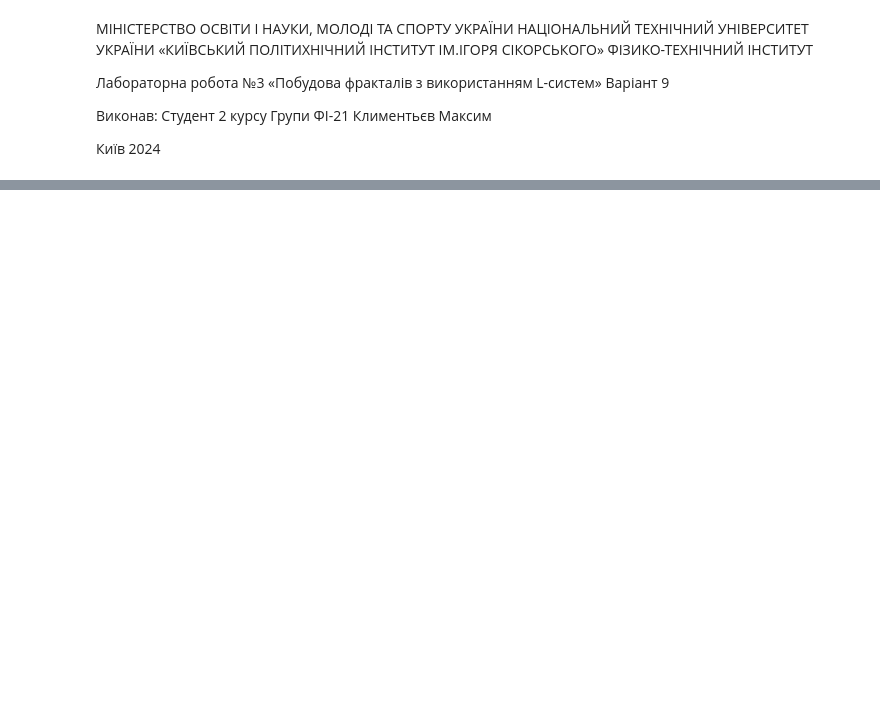
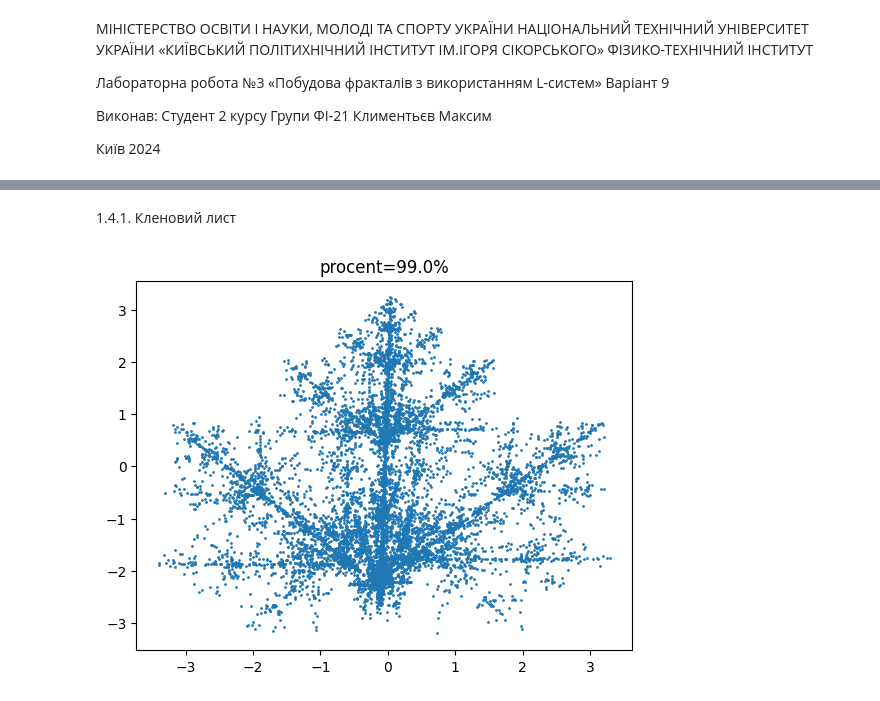
Before and after one commit to KlymentievMaksym/CompGraph, a Jupyter notebook: Lab4.ipynb, the cells around one changed output, grey strips where cells are left out. Cells and saved outputs as stored; diff of their text form; code cells hidden in the pictures; blank space fills up the shorter version.

```diff
--- a/Lab4.ipynb
+++ b/Lab4.ipynb
@@ -88,0 +101,13 @@ Fractal([
+# %% [markdown]
+1.4.1. Кленовий лист
+# %%
+klen_list = Fractal([
+    [0.1400, 0.4300, 0.4500, 0.4900],
+    [0.0100, 0.5200, -0.4900, 0.0000],
+    [0.0000, -0.4500, 0.4700, 0.0000],
+    [0.5100, 0.5000, 0.4700, 0.5100],
+    [-0.0800, 1.4900, -1.6200, 0.0200],
+    [-1.3100, -0.7500, -0.7400, 1.6200],
+], 5, 10**4, multiplayer=100, name='klen_list')
+# %% [output]
+[figure, added]
```
Also changed, not shown: parts of 47 cells of this notebook, 3 other files.
